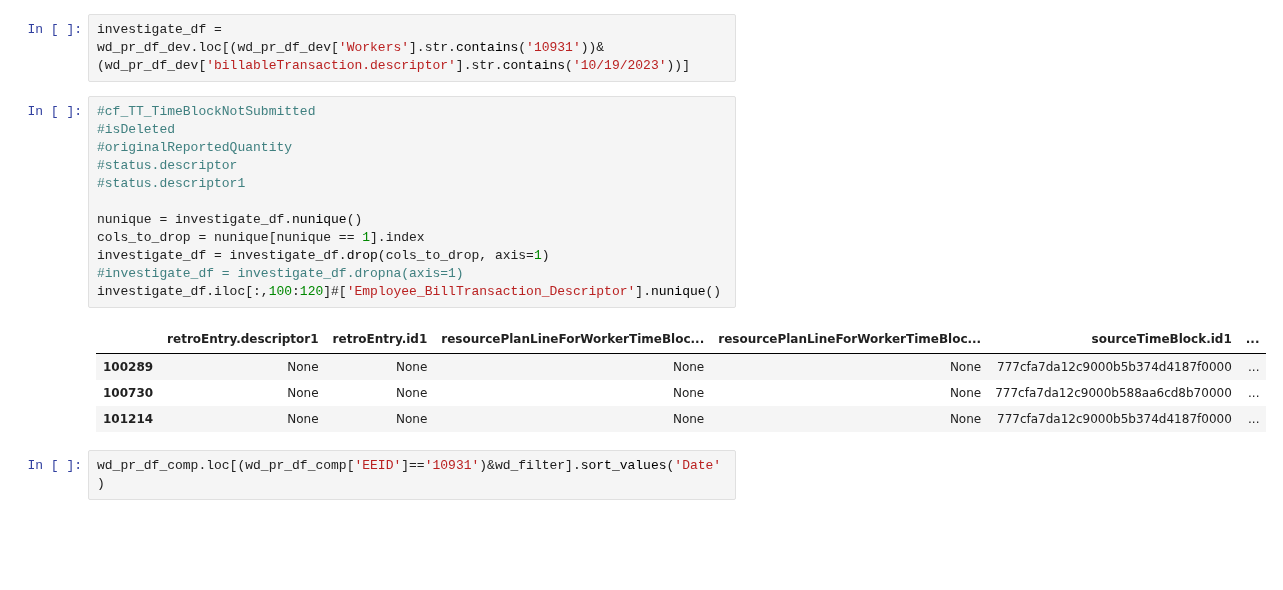
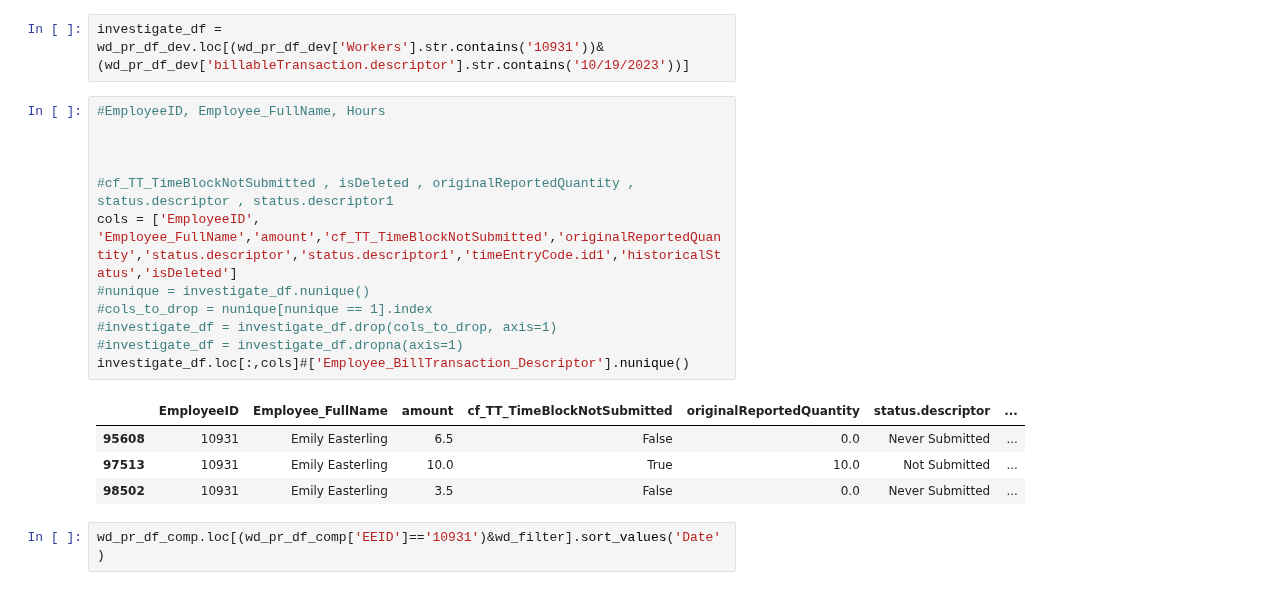
Before and after one commit to jbeachyMoss/LaborHours_Compare, a Jupyter notebook: DataValidation.ipynb, the cells around one changed output. Cells and saved outputs as stored; diff of their text form; blank space fills up the shorter version.

```diff
--- a/DataValidation.ipynb
+++ b/DataValidation.ipynb
@@ -280,22 +287,22 @@ Ran on 10-23-2023 15:53:47 for Week Ending 2023-10-21
 # %%
 investigate_df = wd_pr_df_dev.loc[(wd_pr_df_dev['Workers'].str.contains('10931'))&(wd_pr_df_dev['billableTransaction.descriptor'].str.contains('10/19/2023'))]
 # %%
-#cf_TT_TimeBlockNotSubmitted
-#isDeleted
-#originalReportedQuantity
-#status.descriptor
-#status.descriptor1
+#EmployeeID, Employee_FullName, Hours
 
-nunique = investigate_df.nunique()
-cols_to_drop = nunique[nunique == 1].index
-investigate_df = investigate_df.drop(cols_to_drop, axis=1)
+
+
+#cf_TT_TimeBlockNotSubmitted , isDeleted , originalReportedQuantity , status.descriptor , status.descriptor1
+cols = ['EmployeeID', 'Employee_FullName','amount','cf_TT_TimeBlockNotSubmitted','originalReportedQuantity','status.descriptor','status.descriptor1','timeEntryCode.id1','historicalStatus','isDeleted']
+#nunique = investigate_df.nunique()
+#cols_to_drop = nunique[nunique == 1].index
+#investigate_df = investigate_df.drop(cols_to_drop, axis=1)
 #investigate_df = investigate_df.dropna(axis=1)
-investigate_df.iloc[:,100:120]#['Employee_BillTransaction_Descriptor'].nunique()
+investigate_df.loc[:,cols]#['Employee_BillTransaction_Descriptor'].nunique()
 # %% [output]
-|  | retroEntry.descriptor1 | retroEntry.id1 | resourcePlanLineForWorkerTimeBloc... | resourcePlanLineForWorkerTimeBloc... | sourceTimeBlock.id1 | ... |
-| 100289 | None | None | None | None | 777cfa7da12c9000b5b374d4187f0000 | ... |
-| 100730 | None | None | None | None | 777cfa7da12c9000b588aa6cd8b70000 | ... |
-| 101214 | None | None | None | None | 777cfa7da12c9000b5b374d4187f0000 | ... |
+|  | EmployeeID | Employee_FullName | amount | cf_TT_TimeBlockNotSubmitted | originalReportedQuantity | status.descriptor | ... |
+| 95608 | 10931 | Emily Easterling | 6.5 | False | 0.0 | Never Submitted | ... |
+| 97513 | 10931 | Emily Easterling | 10.0 | True | 10.0 | Not Submitted | ... |
+| 98502 | 10931 | Emily Easterling | 3.5 | False | 0.0 | Never Submitted | ... |
 # %%
 wd_pr_df_comp.loc[(wd_pr_df_comp['EEID']=='10931')&wd_filter].sort_values('Date')
 # %% [output]
```
Also changed, not shown: parts of 2 cells of this notebook.
